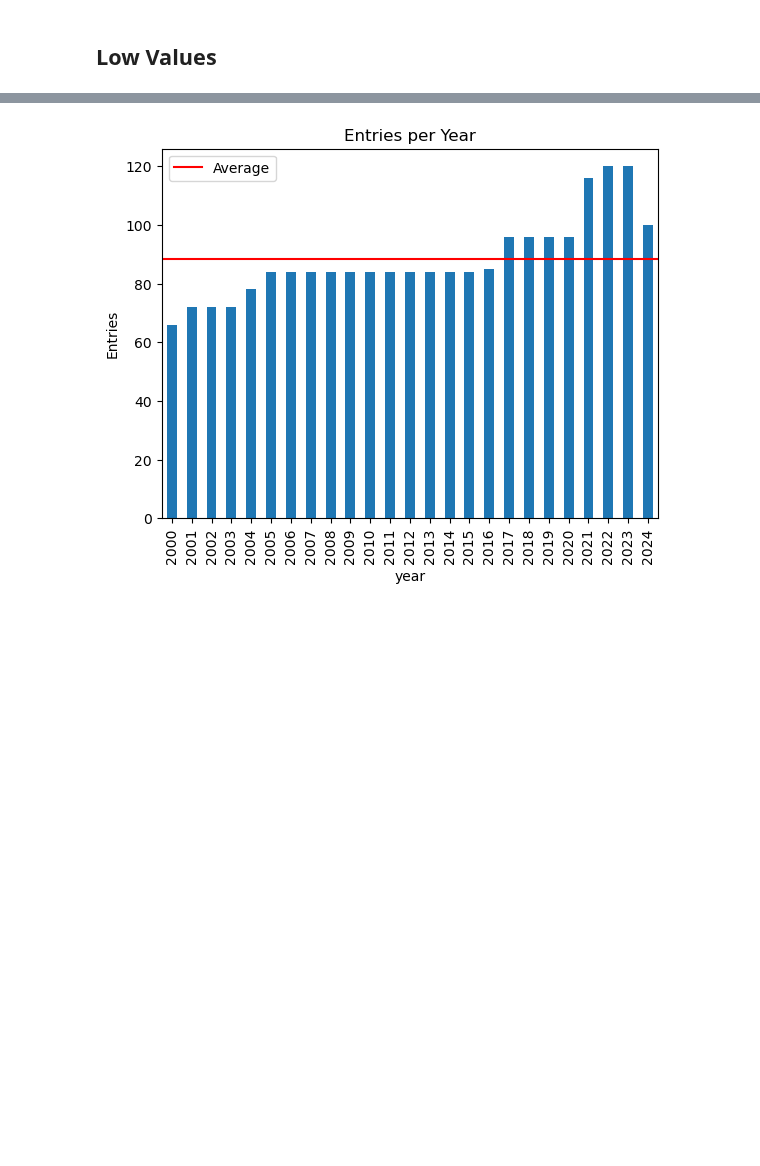
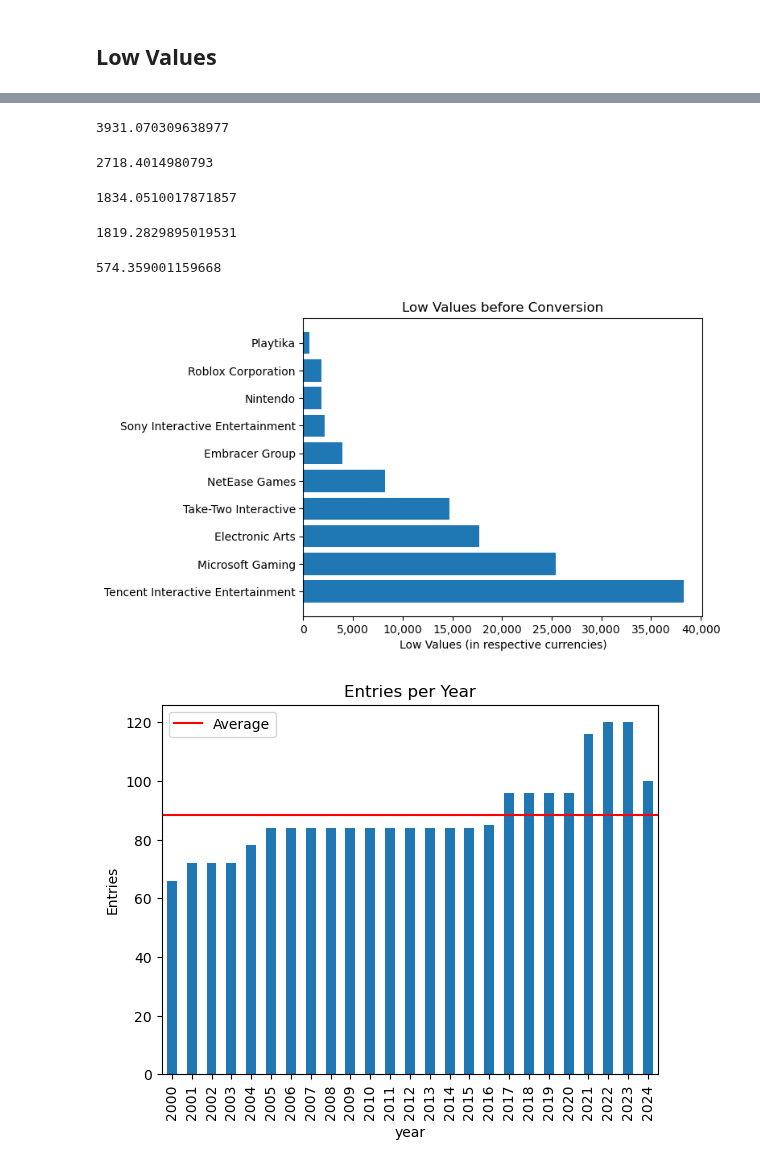
Before and after one commit to Djohnson1313/gaming_company_stocks_analysis, a Jupyter notebook: gaming_stocks_analysis.ipynb, the cells around one changed output, grey strips where cells are left out. Cells and saved outputs as stored; diff of their text form; code cells hidden in the pictures; blank space fills up the shorter version.

Commit message:
low values

```diff
--- a/gaming_stocks_analysis.ipynb
+++ b/gaming_stocks_analysis.ipynb
@@ -540,3 +572,39 @@ plt.show();
+# %%
+value_calc('Embracer Group', 'Low')
+# %% [output]
+3931.070309638977
+# %%
+value_calc('Sony Interactive Entertainment', 'Low')
+# %% [output]
+2718.4014980793
+# %%
+value_calc('Nintendo', 'Low')
+# %% [output]
+1834.0510017871857
+# %%
+value_calc('Roblox Corporation', 'Low')
+# %% [output]
+1819.2829895019531
+# %%
+value_calc('Playtika', 'Low')
+# %% [output]
+574.359001159668
+# %%
+fig, ax = plt.subplots()
+
+high_height_2 = [38270, 25377, 17700, 14681, 8234, 3931, 2142, 1834, 1819, 574]
+high_x_2 = range(len(height_2))
+high_labels_2 = ['Tencent Interactive Entertainment', 'Microsoft Gaming', 'Electronic Arts', 'Take-Two Interactive',
+                 'NetEase Games', 'Embracer Group', 'Sony Interactive Entertainment', 'Nintendo', 'Roblox Corporation', 'Playtika']
+
+ax.set_title('Low Values before Conversion')
+ax.set_xlabel('Low Values (in respective currencies)')
+plt.barh(high_x_2, high_height_2, tick_label = high_labels_2)
+ax.get_xaxis().set_major_formatter(
+    plt.FuncFormatter(lambda x, p: format(int(x), ','))) # format labels
+plt.show();
+# %% [output]
+[figure, added]
 # %%
 df['Date'] = pd.to_datetime(df['Date'])
 df['year'] = df['Date'].dt.year
```
Also changed, not shown: parts of 10 cells of this notebook.
